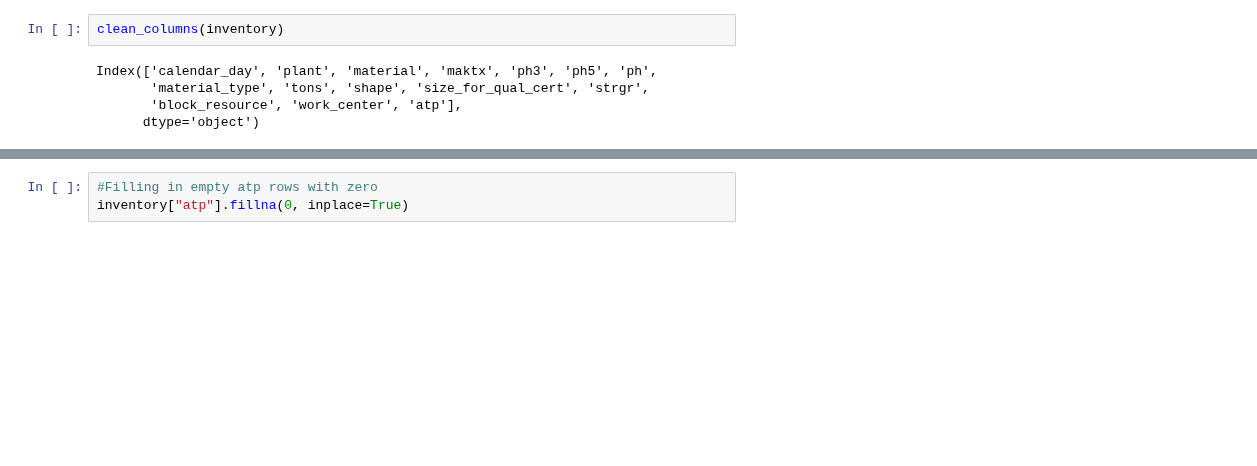
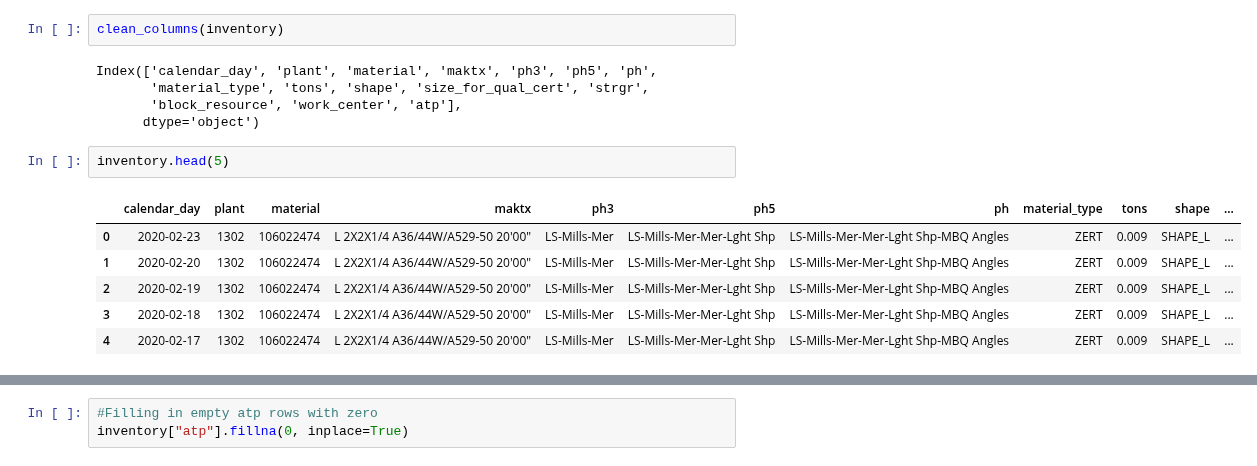
Before and after one commit to jvac06/pft, a Jupyter notebook: scripts/cleaning.ipynb, the cells around one changed output, grey strips where cells are left out. Cells and saved outputs as stored; diff of their text form; blank space fills up the shorter version.

```diff
--- a/scripts/cleaning.ipynb
+++ b/scripts/cleaning.ipynb
@@ -84,6 +84,15 @@ Index(['calendar_day', 'plant', 'material', 'maktx', 'ph3', 'ph5', 'ph',
        'material_type', 'tons', 'shape', 'size_for_qual_cert', 'strgr',
        'block_resource', 'work_center', 'atp'],
       dtype='object')
+# %%
+inventory.head(5)
+# %% [output]
+|  | calendar_day | plant | material | maktx | ph3 | ph5 | ph | material_type | tons | shape | ... |
+| 0 | 2020-02-23 | 1302 | 106022474 | L 2X2X1/4 A36/44W/A529-50 20'00" | LS-Mills-Mer | LS-Mills-Mer-Mer-Lght Shp | LS-Mills-Mer-Mer-Lght Shp-MBQ Angles | ZERT | 0.009 | SHAPE_L | ... |
+| 1 | 2020-02-20 | 1302 | 106022474 | L 2X2X1/4 A36/44W/A529-50 20'00" | LS-Mills-Mer | LS-Mills-Mer-Mer-Lght Shp | LS-Mills-Mer-Mer-Lght Shp-MBQ Angles | ZERT | 0.009 | SHAPE_L | ... |
+| 2 | 2020-02-19 | 1302 | 106022474 | L 2X2X1/4 A36/44W/A529-50 20'00" | LS-Mills-Mer | LS-Mills-Mer-Mer-Lght Shp | LS-Mills-Mer-Mer-Lght Shp-MBQ Angles | ZERT | 0.009 | SHAPE_L | ... |
+| 3 | 2020-02-18 | 1302 | 106022474 | L 2X2X1/4 A36/44W/A529-50 20'00" | LS-Mills-Mer | LS-Mills-Mer-Mer-Lght Shp | LS-Mills-Mer-Mer-Lght Shp-MBQ Angles | ZERT | 0.009 | SHAPE_L | ... |
+| 4 | 2020-02-17 | 1302 | 106022474 | L 2X2X1/4 A36/44W/A529-50 20'00" | LS-Mills-Mer | LS-Mills-Mer-Mer-Lght Shp | LS-Mills-Mer-Mer-Lght Shp-MBQ Angles | ZERT | 0.009 | SHAPE_L | ... |
 # %%
 inventory.info()
 # %% [output]
```
Also changed, not shown: parts of 14 cells of this notebook.
